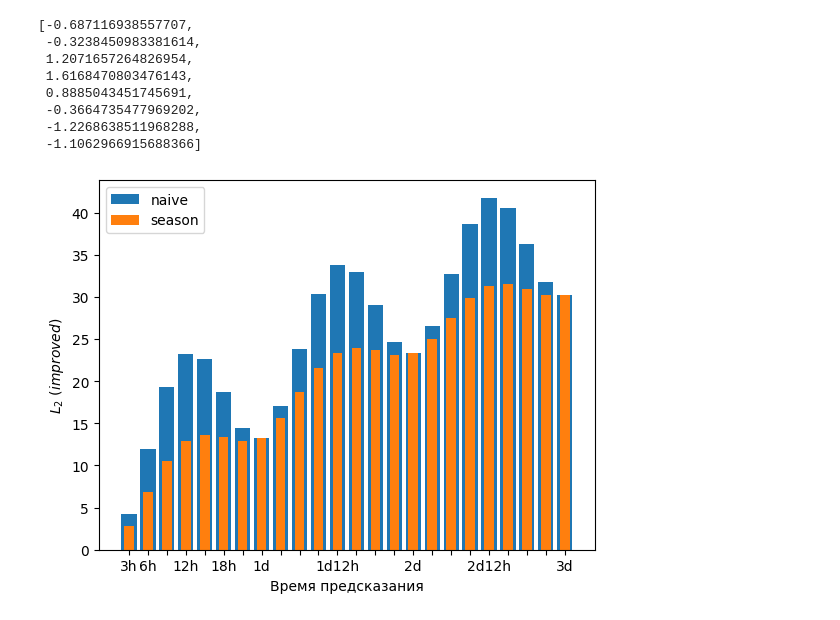
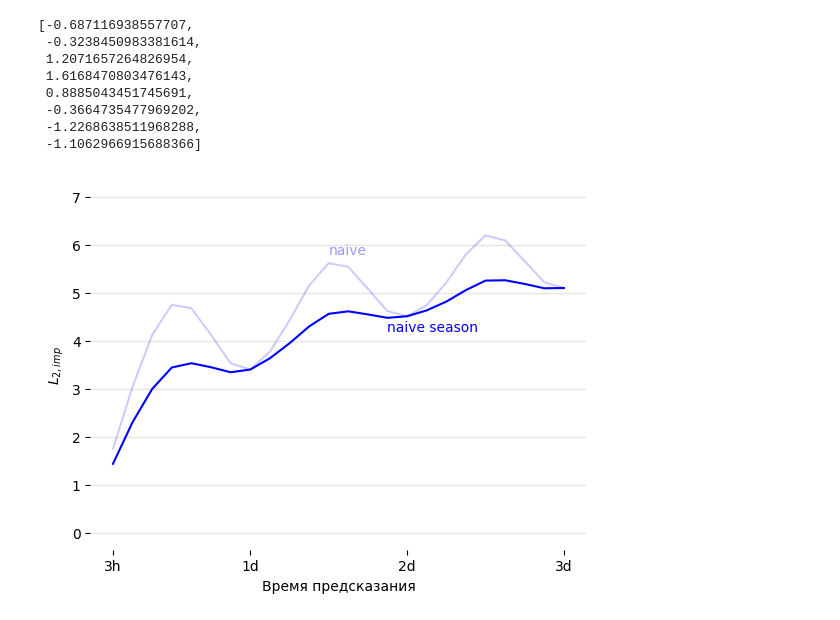
Before and after one commit to S0krat/FQW, a Jupyter notebook: ets.ipynb, the cells around one changed output. Cells and saved outputs as stored; diff of their text form; code cells hidden in the pictures.

```diff
--- a/ets.ipynb
+++ b/ets.ipynb
@@ -47,13 +54,21 @@ fh = ForecastingHorizon(temp_test.index, is_relative=False)
 # %% [markdown]
 # Наивный прогноз
 # %%
-maes = [l2_improved(temp_test[i:].values, temp_test[:-i].values, int(temp_test.index[i].hour / 3)) for i in range(1, 25)]
+maes = [l2_improved(temp_test[i:].values, temp_test[:-i].values, temp_test.index[i:].hour) for i in range(1, 25)]
 
 import matplotlib.pyplot as plt
 
+x_values = list(range(24))
 names=['3h','6h','               ','12h','              ','18h','             ','1d','            ','           ','          ','1d12h','         ','        ','       ','2d', ' ','  ','   ','2d12h','    ','     ','      ','3d']
-plt.bar(x=names, height=maes)
+
+plt.box(False)
+for h in range(8):
+    plt.axhline(y=h, color='black', alpha=0.1, lw=1)
+
+plt.plot(x_values, maes, color='blue')
+plt.xticks(x_values, names)
+plt.xticks([0,7,15,23])
 plt.xlabel("Время предсказания")
-plt.ylabel("$L_2 imp$")
+plt.ylabel("$L_{2,imp}$")
 plt.show()
 # %% [output]
@@ -76,20 +91,29 @@ day_diff
 # %%
 maes_s = []
 temp_test_predict = temp_test.values.copy()
 for i in range(24):
     for j in range(len(temp_test_predict)):
         temp_test_predict[j] += day_diff[(j + i) % 8]
-    maes_s.append(l2_improved(temp_test_predict[:-(i + 1)], temp_test[(i + 1):].values, int(temp_test.index[i + 1].hour // 3)))
+    maes_s.append(l2_improved(temp_test_predict[:-(i + 1)], temp_test[(i + 1):].values, temp_test.index[(i + 1):].hour))
 
 
 import matplotlib.pyplot as plt
 
+x_values = list(range(24))
 names=['3h','6h','               ','12h','              ','18h','             ','1d','            ','           ','          ','1d12h','         ','        ','       ','2d', ' ','  ','   ','2d12h','    ','     ','      ','3d']
-plt.bar(x=names, height=maes, label='naive')
-plt.bar(x=names, width=0.5,height=maes_s, label='season')
+
+plt.box(False)
+for h in range(8):
+    plt.axhline(y=h, color='black', alpha=0.1, lw=1)
+
+plt.plot(x_values, maes, color='blue', alpha=0.2, label='naive')
+plt.plot(x_values, maes_s, color='blue', label='naive season')
+plt.xticks(x_values, names)
+plt.text(14, 4.2, "naive season", color='blue')
+plt.text(11, 5.8, "naive", color='blue', alpha=0.4)
+plt.xticks([0,7,15,23])
 plt.xlabel("Время предсказания")
-plt.ylabel("$L_2 \\ (improved)$")
-plt.legend()
+plt.ylabel("$L_{2,imp}$")
 plt.show()
 # %% [output]
-[figure, old version]
+[figure, new version]
```
Also changed, not shown: parts of 3 cells of this notebook, 3 other files.
